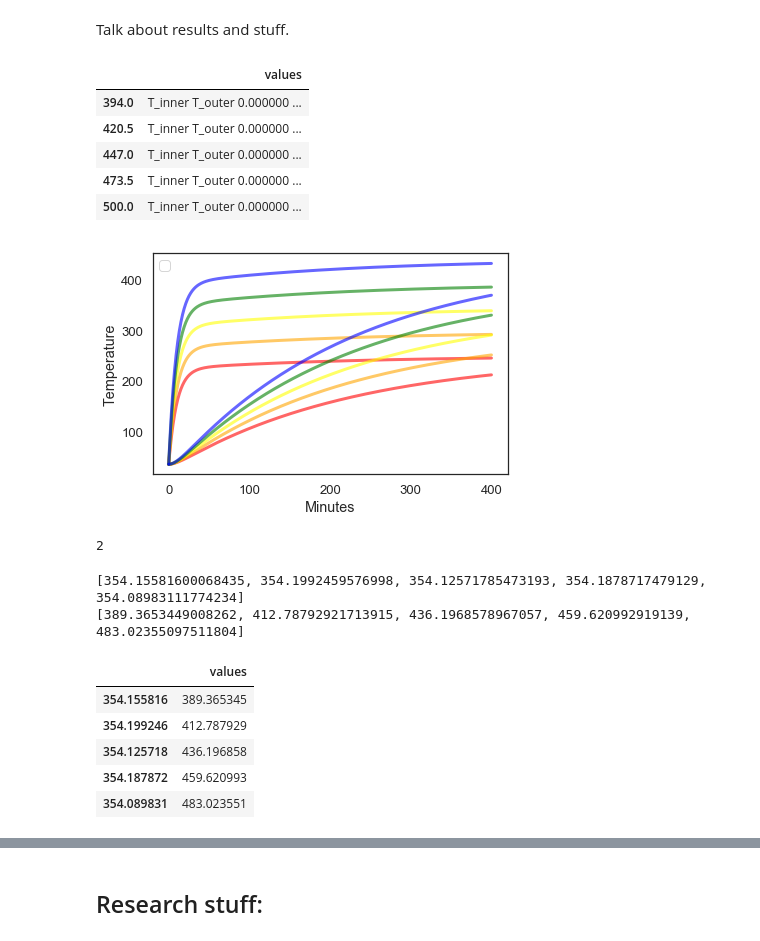
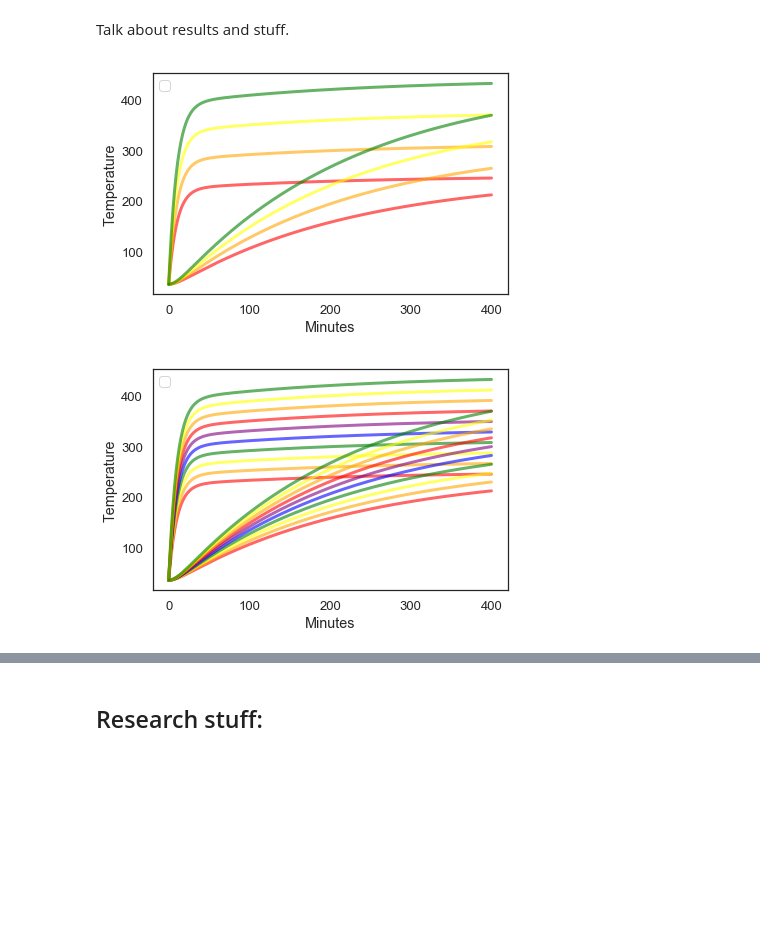
Before and after one commit to MellieZito/Project-2, a Jupyter notebook: code/Turkey.ipynb, the cells around one changed output, grey strips where cells are left out. Drawn from its saved outputs; the diff is of its cells as text; code cells hidden in the pictures; blank space fills up the shorter version.

Commit message:
changes to results table and sweep temp

```diff
--- a/code/Turkey.ipynb
+++ b/code/Turkey.ipynb
@@ -213,7 +213,7 @@ Then, for additional verification and to fine tune the r values, the recipe valu
 # %% [markdown]
 Once the temperatures are verified on a graph, a sweepseries of oven temperatures is made. The sweepseries is used to make a graph of the oven temperature and the corresponding inner temperature and outer temperature of the turkey at given times.
 # %%
-def sweep_temp(slope_func, min_temp, max_temp, time):
+def sweep_temp(slope_func, min_temp, max_temp, time, num_runs):
     '''Sweep oven temperature
 
     min_temp: lowest temperature
@@ -222,7 +222,7 @@ def sweep_temp(slope_func, min_temp, max_temp, time):
     Returns: Sweepseries
     '''
 
-    temp_array = linspace(min_temp, max_temp, 5)
+    temp_array = linspace(min_temp, max_temp, num_runs)
     sweep = SweepSeries()
 
     colors = ['red','orange','yellow','green','blue','purple']
@@ -233,6 +233,8 @@ def sweep_temp(slope_func, min_temp, max_temp, time):
         results, details = run_ode_solver(system,slope_func,max_step=1)
         plot_results(results.T_inner, results.T_outer, colors[color_counter])
         color_counter += 1
+        if color_counter == 6:
+           color_counter = 0
         sweep[temp] = results
 
     return sweep
@@ -256,15 +258,13 @@ def plot_results(inner, outer, color):
     decorate(xlabel='Minutes',
              ylabel='Temperature')
 # %%
-sweep = sweep_temp(slope_func, 394, 500, 400)
+readable_sweep = sweep_temp(slope_func, 394, 500, 400, 4);
 # %% [output]
-|  | values |
-| 394.0 | T_inner T_outer 0.000000 ... |
-| 420.5 | T_inner T_outer 0.000000 ... |
-| 447.0 | T_inner T_outer 0.000000 ... |
-| 473.5 | T_inner T_outer 0.000000 ... |
-| 500.0 | T_inner T_outer 0.000000 ... |
-[figure, old version]
+[figure, new version]
+# %%
+detailed_sweep = readable_sweep = sweep_temp(slope_func, 394, 500, 400, 10)
+# %% [output]
+[figure, added]
 # %%
 def get_min(my_list):
     my_min = np.inf
@@ -272,54 +272,45 @@ def get_min(my_list):
         if item < my_min:
             my_min = item
     return my_min
-
-my_list = [3,2,7.546,10,2,8]
-print(get_min(my_list))
-# %% [output]
-2
 # %%
-def make_results_table(sweep):
+def make_results_table(sweep, target_temp_k):
 
-    inner_list = []
-    outer_list = []
+    '''Determine temperature of outer layer while inner layer
+       is at target temp for each oven temperature in sweep
+
+    sweep: SweepSeries containing inner and outer layer temperatures where index is oven temperatures
+    target_temp: desired temperature of inner layer, in kelvin
+
+    Returns: DataFrame containing corresponding oven temperatures, inner temperatures (close
+    to target temperature, and outer temperatures IN FARENHEIT'''
+
+    #initialize temperature lists to be displayed in dataframe
+    inner_list = pd.Series([])
+    outer_list = pd.Series([])
 
     #make list of pairings with 180
     for oven_temp in sweep.index:
-
         #get inner temp closest to 180
         off_from_180_list=[]
         for temp in sweep[oven_temp].T_inner:
-            #355 is 180 f in k
-            off_from_180 = abs(355 - temp)
+            off_from_180 = abs(target_temp_k - temp)
             if off_from_180 < 1:
                 closest_temp = temp
                 break
 
+        #determine corresponding outer temp to ~180 inner temp
         for index in sweep[oven_temp].T_inner.index:
             if sweep[oven_temp].T_inner[index] == closest_temp:
                 corresp_index = index
-
         corresp_outer = sweep[oven_temp].T_outer[corresp_index]
 
-        inner_list.append(closest_temp)
-        outer_list.append(corresp_outer)
+        #add found temperatures to lists
+        inner_list = inner_list.append(pd.Series([closest_temp]))
+        outer_list = outer_list.append(pd.Series([corresp_outer]))
 
-    my_table = TimeSeries()
-    my_table.inner_temps = inner_list
-    my_table.outer_temps = outer_list
-    print(my_table.inner_temps)
-    print(my_table.outer_temps)
-    table_final = TimeSeries(outer_list, inner_list)
+    #convert inner and outer temperature matches to f and compile into dataframe
+    table_final = pd.DataFrame({'Oven Temperature':convert_k_to_f(sweep.index),
+                                'Inner Temperature':convert_k_to_f(inner_list),
+                                'Outer Temperature':convert_k_to_f(outer_list)})
+
     return table_final
-
-
-results_table = make_results_table(sweep)
-# %% [output]
-[354.15581600068435, 354.1992459576998, 354.12571785473193, 354.1878717479129, 354.08983111774234]
-[389.3653449008262, 412.78792921713915, 436.1968578967057, 459.620992919139, 483.02355097511804]
-|  | values |
-| 354.155816 | 389.365345 |
-| 354.199246 | 412.787929 |
-| 354.125718 | 436.196858 |
-| 354.187872 | 459.620993 |
-| 354.089831 | 483.023551 |
```
Also changed, not shown: parts of 3 cells of this notebook.
